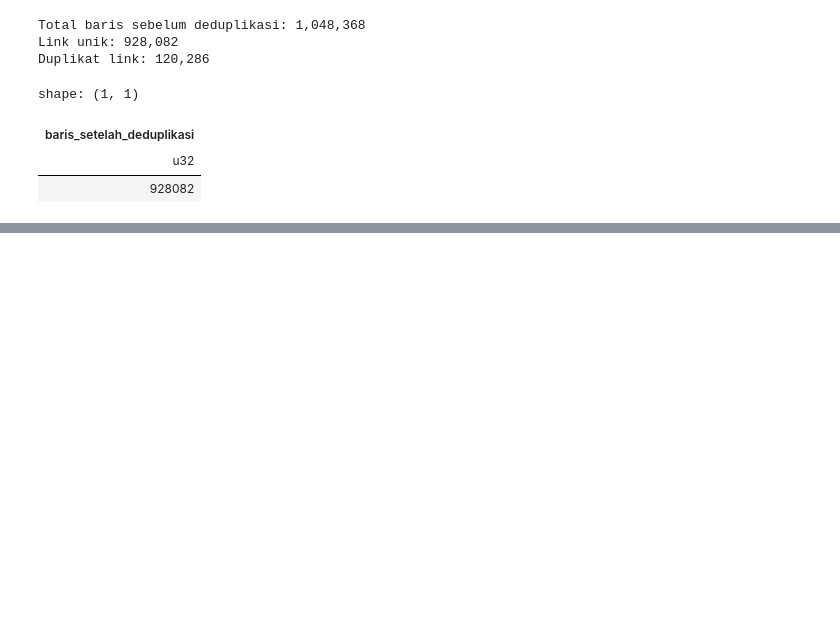
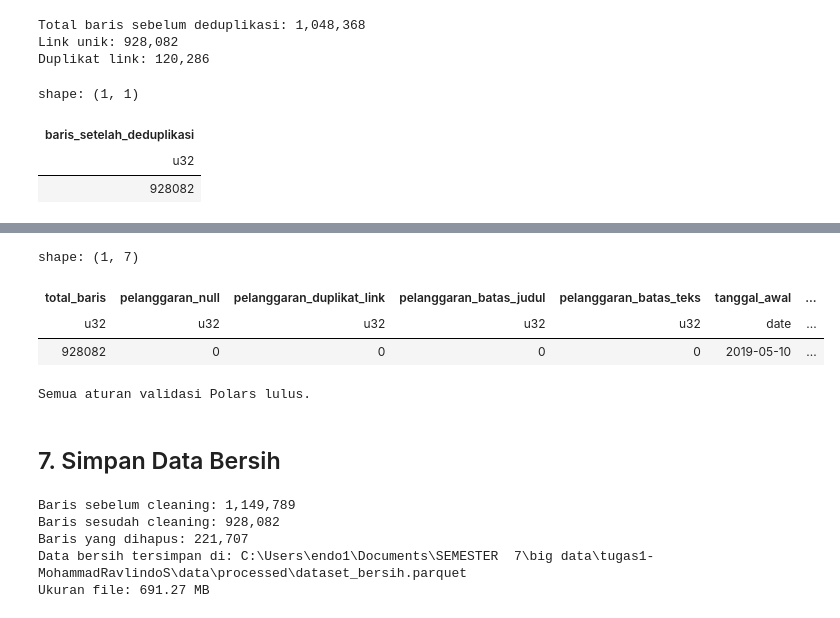
Before and after one commit to ravlindo/tugas1-MohammadRavlindoS, a Jupyter notebook: notebooks/02_data_cleaning.ipynb, the cells around one changed output, grey strips where cells are left out. Drawn from its saved outputs; the diff is of its cells as text; code cells hidden in the pictures; blank space fills up the shorter version.

Commit message:
Meyelesaikan Tugas 2 Analisis Big Data

```diff
--- a/notebooks/02_data_cleaning.ipynb
+++ b/notebooks/02_data_cleaning.ipynb
@@ -230,0 +235,57 @@ shape: (1, 1)
+# %%
+df_bersih = df_dedup.with_columns(
+    pl.col("link")
+    .str.extract(r"https?://(?:www\.)?([^/]+)", 1)
+    .str.to_lowercase()
+    .alias("source_domain")
+)
+
+validasi_polars = df_bersih.select(
+    pl.len().alias("total_baris"),
+    pl.sum_horizontal(
+        [pl.col(column).is_null().sum() for column in required_columns]
+    ).alias("pelanggaran_null"),
+    (pl.len() - pl.col("link").n_unique()).alias("pelanggaran_duplikat_link"),
+    ((pl.col("title_length_clean") < title_lower) | (pl.col("title_length_clean") > title_upper)).sum().alias("pelanggaran_batas_judul"),
+    ((pl.col("text_length_clean") < text_lower) | (pl.col("text_length_clean") > text_upper)).sum().alias("pelanggaran_batas_teks"),
+    pl.col("date").min().alias("tanggal_awal"),
+    pl.col("date").max().alias("tanggal_akhir"),
+).collect()
+validasi_polars
+# %% [output]
+shape: (1, 7)
+| total_baris | pelanggaran_null | pelanggaran_duplikat_link | pelanggaran_batas_judul | pelanggaran_batas_teks | tanggal_awal | ... |
+| u32 | u32 | u32 | u32 | u32 | date | ... |
+| 928082 | 0 | 0 | 0 | 0 | 2019-05-10 | ... |
+# %%
+for aturan in [
+    "pelanggaran_null",
+    "pelanggaran_duplikat_link",
+    "pelanggaran_batas_judul",
+    "pelanggaran_batas_teks",
+]:
+    assert validasi_polars.item(0, aturan) == 0, f"Validasi gagal: {aturan}"
+
+assert validasi_polars.item(0, "tanggal_awal").year >= 2019
+assert validasi_polars.item(0, "tanggal_akhir").year <= 2023
+print("Semua aturan validasi Polars lulus.")
+# %% [output]
+Semua aturan validasi Polars lulus.
+# %% [markdown]
+## 7. Simpan Data Bersih
+# %%
+OUTPUT_PATH.parent.mkdir(parents=True, exist_ok=True)
+df_bersih.sink_parquet(OUTPUT_PATH, compression="zstd", maintain_order=True)
+
+jumlah_bersih = pl.scan_parquet(OUTPUT_PATH).select(pl.len()).collect().item()
+print(f"Baris sebelum cleaning: {jumlah_baris:,}")
+print(f"Baris sesudah cleaning: {jumlah_bersih:,}")
+print(f"Baris yang dihapus: {jumlah_baris - jumlah_bersih:,}")
+print(f"Data bersih tersimpan di: {OUTPUT_PATH}")
+print(f"Ukuran file: {OUTPUT_PATH.stat().st_size / (1024 ** 2):,.2f} MB")
+# %% [output]
+Baris sebelum cleaning: 1,149,789
+Baris sesudah cleaning: 928,082
+Baris yang dihapus: 221,707
+Data bersih tersimpan di: C:\Users\endo1\Documents\SEMESTER  7\big data\tugas1-MohammadRavlindoS\data\processed\dataset_bersih.parquet
+Ukuran file: 691.27 MB
```
Also changed, not shown: parts of 5 cells of this notebook.
